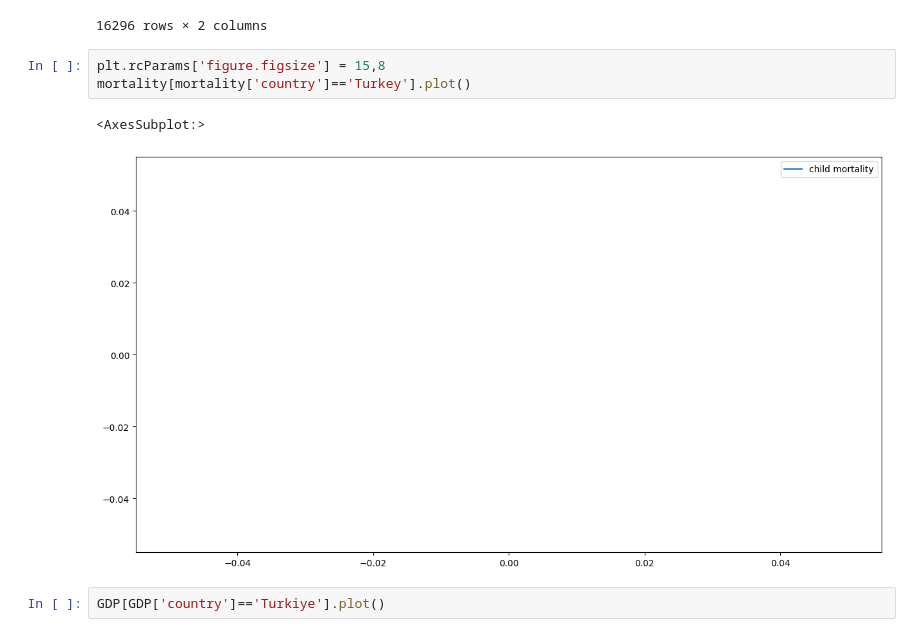
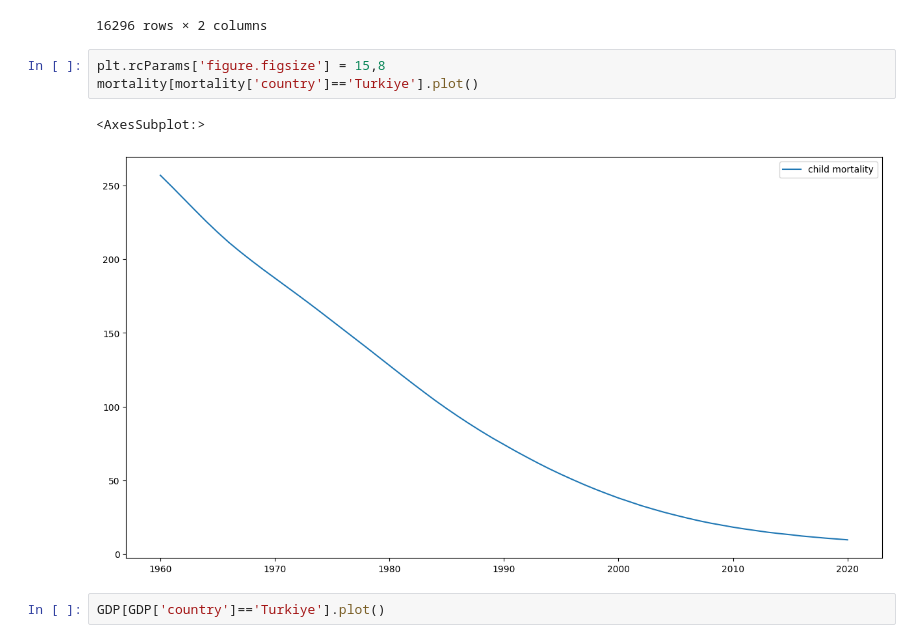
Before and after one commit to kaygun/2022-Fall-381E, a Jupyter notebook: lecture-05.ipynb, the cells around one changed output. Saved outputs shown, nothing was run; the diff lists cells and outputs as text.

```diff
--- a/lecture-05.ipynb
+++ b/lecture-05.ipynb
@@ -300,10 +317,10 @@ population
 16296 rows × 2 columns
 # %%
 plt.rcParams['figure.figsize'] = 15,8
-mortality[mortality['country']=='Turkey'].plot()
+mortality[mortality['country']=='Turkiye'].plot()
 # %% [output]
 <AxesSubplot:>
-[figure, old version]
+[figure, new version]
 # %%
 GDP[GDP['country']=='Turkiye'].plot()
 # %% [output]
```
Also changed, not shown: parts of 16 cells of this notebook.
